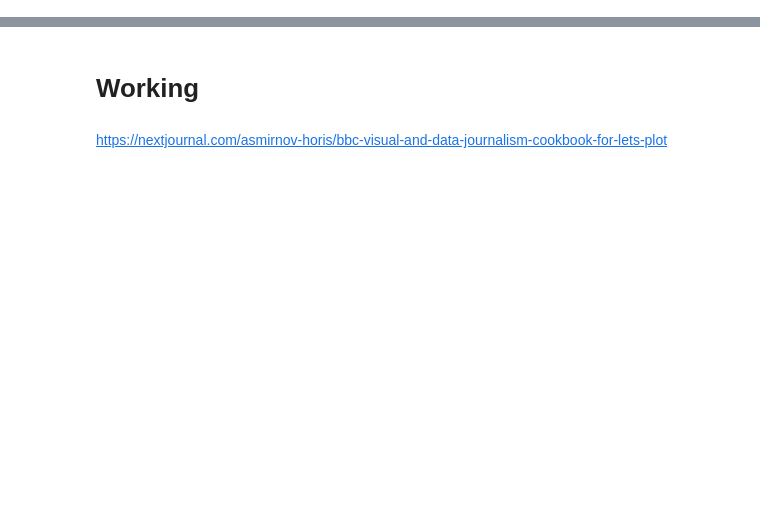
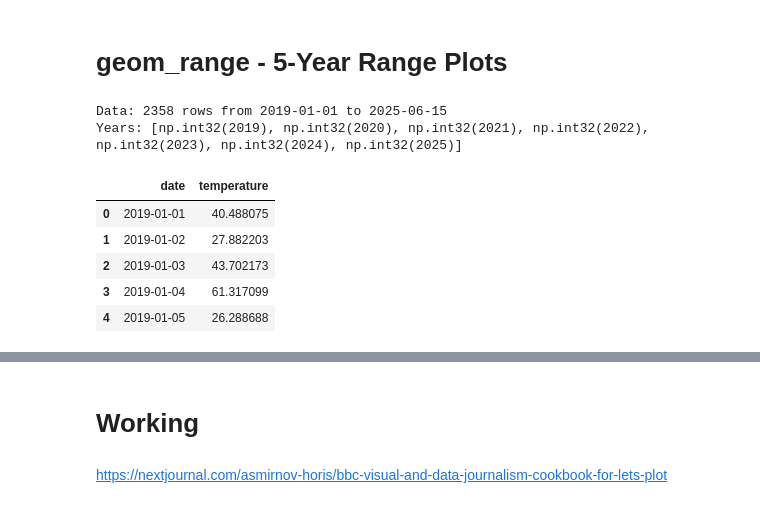
Before and after one commit to bbcho/ggplotly, a Jupyter notebook: notebooks/Examples.ipynb, the cells around one changed output, grey strips where cells are left out. Cells and saved outputs as stored; diff of their text form; code cells hidden in the pictures; blank space fills up the shorter version.

```diff
--- a/notebooks/Examples.ipynb
+++ b/notebooks/Examples.ipynb
@@ -7,3 +7,38 @@ import sys
 from ggplotly import *
 import pandas as pd
 import numpy as np
+# %% [markdown]
+# geom_range - 5-Year Range Plots
+# %%
+# Create data from 2019 through June 2025
+# Current year: 2025, Prior year: 2024, Historical range: 2019-2024
+np.random.seed(42)
+dates = pd.date_range('2019-01-01', '2025-06-15', freq='D')
+
+temperatures = []
+for date in dates:
+    # Base seasonal pattern (warmer in summer)
+    seasonal = 55 + 25 * np.sin(2 * np.pi * (date.dayofyear - 80) / 365)
+    # Year-over-year warming trend
+    trend = (date.year - 2019) * 0.5
+    # Random daily variation
+    noise = np.random.randn() * 20
+    temperatures.append(seasonal + trend + noise)
+
+df_temp = pd.DataFrame({
+    'date': dates,
+    'temperature': temperatures
+})
+
+print(f"Data: {len(df_temp)} rows from {df_temp['date'].min().date()} to {df_temp['date'].max().date()}")
+print(f"Years: {sorted(df_temp['date'].dt.year.unique())}")
+df_temp.head()
+# %% [output]
+Data: 2358 rows from 2019-01-01 to 2025-06-15
+Years: [np.int32(2019), np.int32(2020), np.int32(2021), np.int32(2022), np.int32(2023), np.int32(2024), np.int32(2025)]
+|  | date | temperature |
+| 0 | 2019-01-01 | 40.488075 |
+| 1 | 2019-01-02 | 27.882203 |
+| 2 | 2019-01-03 | 43.702173 |
+| 3 | 2019-01-04 | 61.317099 |
+| 4 | 2019-01-05 | 26.288688 |
```
Also changed, not shown: parts of 14 cells of this notebook, 20 other files.
